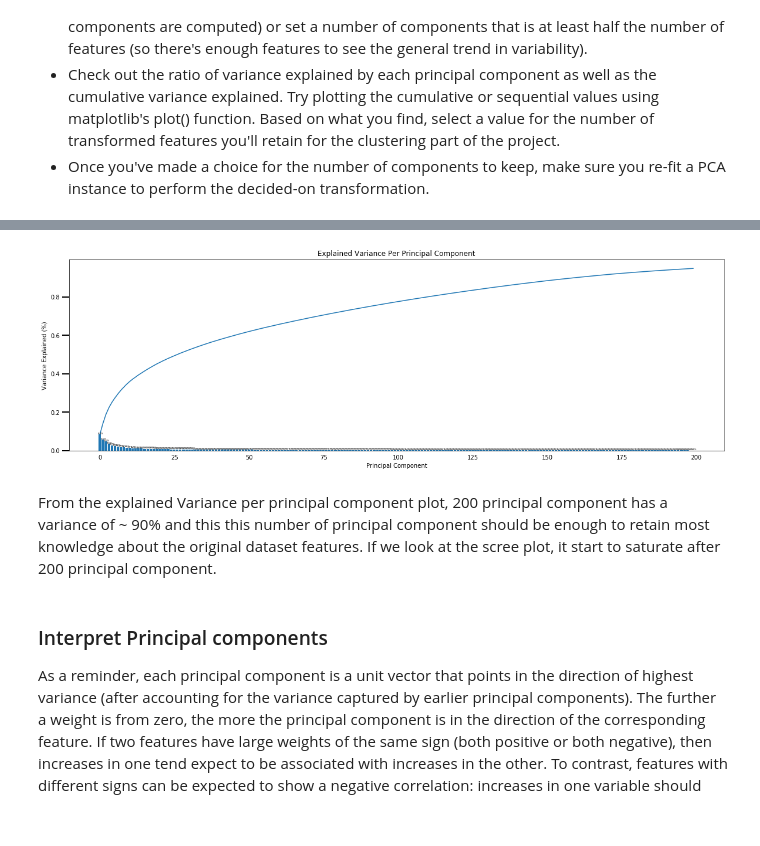
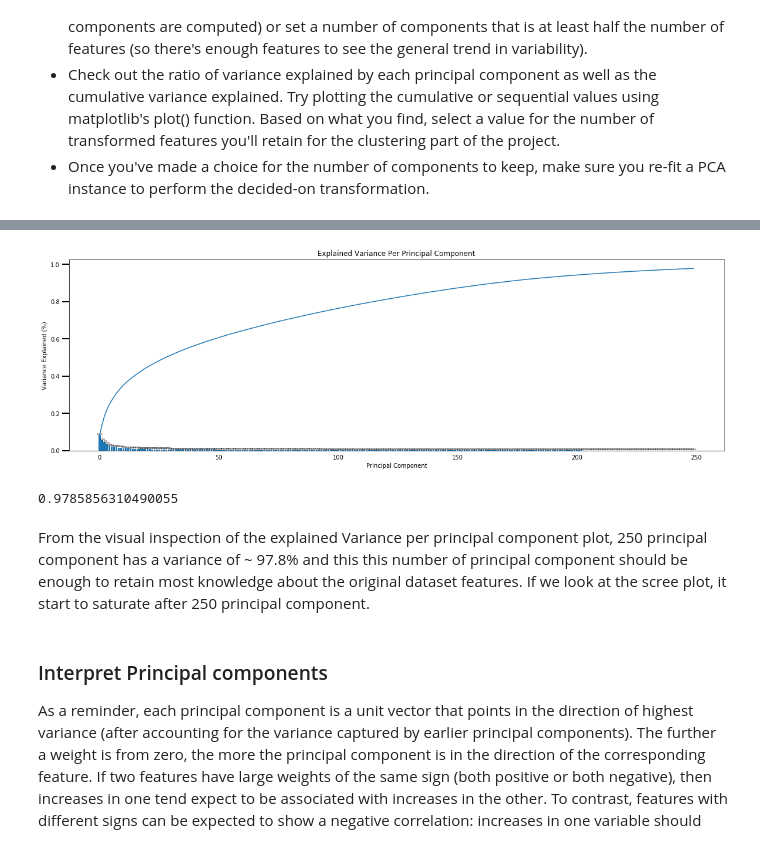
Before and after one commit to thapasun/udacity-DSND-capstone, a Jupyter notebook: Arvato Project Workbook.ipynb, the cells around one changed output, grey strips where cells are left out. Drawn from its saved outputs; the diff is of its cells as text; code cells hidden in the pictures.

```diff
--- a/Arvato Project Workbook.ipynb
+++ b/Arvato Project Workbook.ipynb
@@ -668,12 +728,16 @@ scree_plot(pca)
 # %%
-pca_200 = PCA(n_components = 200)
-azdias_pca_200 = pca_200.fit_transform(azdias_new)
+pca_250 = PCA(n_components = 250)
+azdias_pca_250 = pca_250.fit_transform(azdias_new)
 # %%
-scree_plot(pca_200)
+scree_plot(pca_250)
 # %% [output]
-[figure, old version]
+[figure, new version]
+# %%
+np.sum(pca.explained_variance_ratio_[:250])
+# %% [output]
+0.9785856310490055
 # %% [markdown]
-From the explained Variance per principal component plot, 200 principal component has a variance of ~ 90% and this this number of principal component should be enough to retain most knowledge about the original dataset features. If we look at the scree plot, it start to saturate after 200 principal component.
+From the visual inspection of the explained Variance per principal component plot, 250 principal component has a variance of ~ 97.8% and this this number of principal component should be enough to retain most knowledge about the original dataset features. If we look at the scree plot, it start to saturate after 250 principal component.
 # %% [markdown]
 ### Interpret Principal components
 As a reminder, each principal component is a unit vector that points in the direction of highest variance (after accounting for the variance captured by earlier principal components). The further a weight is from zero, the more the principal component is in the direction of the corresponding feature. If two features have large weights of the same sign (both positive or both negative), then increases in one tend expect to be associated with increases in the other. To contrast, features with different signs can be expected to show a negative correlation: increases in one variable should result in a decrease in the other.
```
Also changed, not shown: parts of 75 cells of this notebook.
